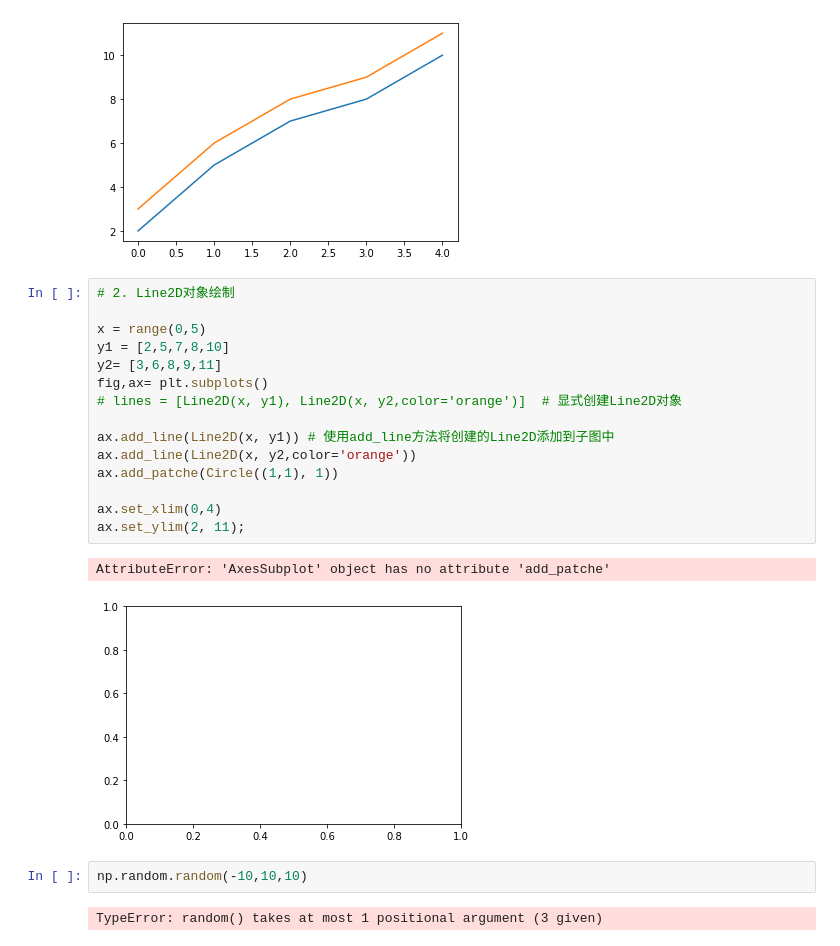
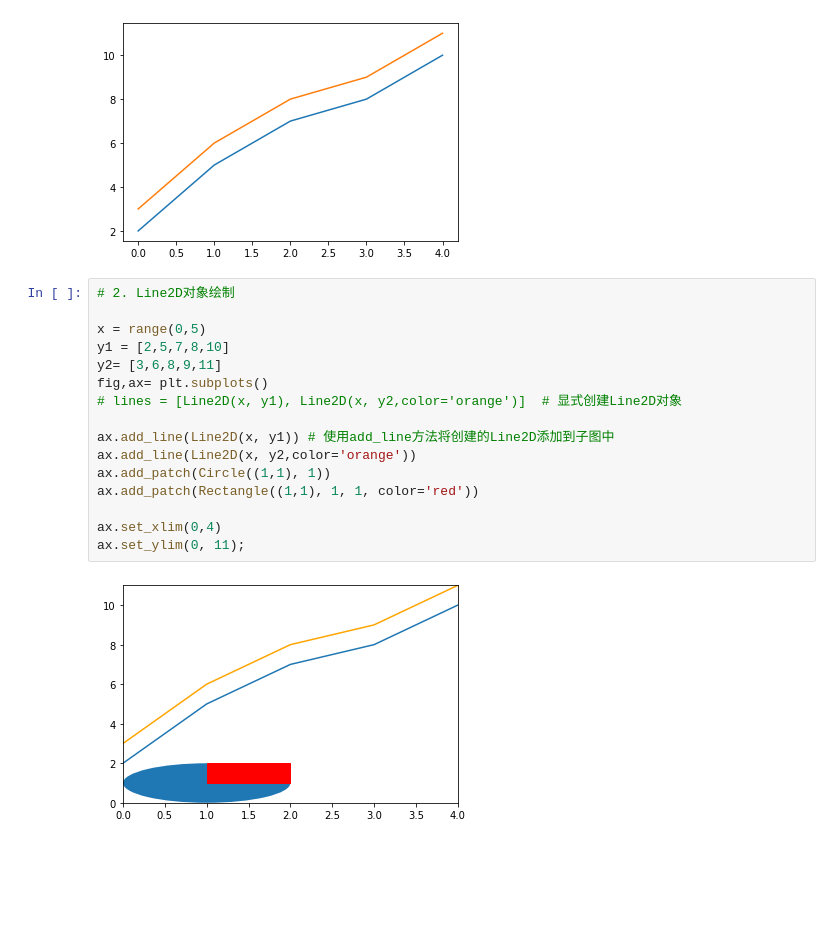
Before and after one commit to sorker/MatplotlibLearning, a Jupyter notebook: day_2.ipynb, the cells around one changed output. Saved outputs shown, nothing was run; the diff lists cells and outputs as text; blank space fills up the shorter version.

```diff
--- a/day_2.ipynb
+++ b/day_2.ipynb
@@ -46,22 +46,18 @@ print(ax.lines); # 通过直接使用辅助方法画线，打印ax.lines后可
 # %%
 # 2. Line2D对象绘制
 
 x = range(0,5)
 y1 = [2,5,7,8,10]
 y2= [3,6,8,9,11]
 fig,ax= plt.subplots()
 # lines = [Line2D(x, y1), Line2D(x, y2,color='orange')]  # 显式创建Line2D对象
 
 ax.add_line(Line2D(x, y1)) # 使用add_line方法将创建的Line2D添加到子图中
 ax.add_line(Line2D(x, y2,color='orange'))
-ax.add_patche(Circle((1,1), 1))
+ax.add_patch(Circle((1,1), 1))
+ax.add_patch(Rectangle((1,1), 1, 1, color='red'))
 
 ax.set_xlim(0,4)
-ax.set_ylim(2, 11);
+ax.set_ylim(0, 11);
 # %% [output]
-AttributeError: 'AxesSubplot' object has no attribute 'add_patche'
-[figure, old version]
+[figure, new version]
-# %%
-np.random.random(-10,10,10)
-# %% [output]
-TypeError: random() takes at most 1 positional argument (3 given)
```
Also changed, not shown: parts of 39 cells of this notebook, 1 other file.
